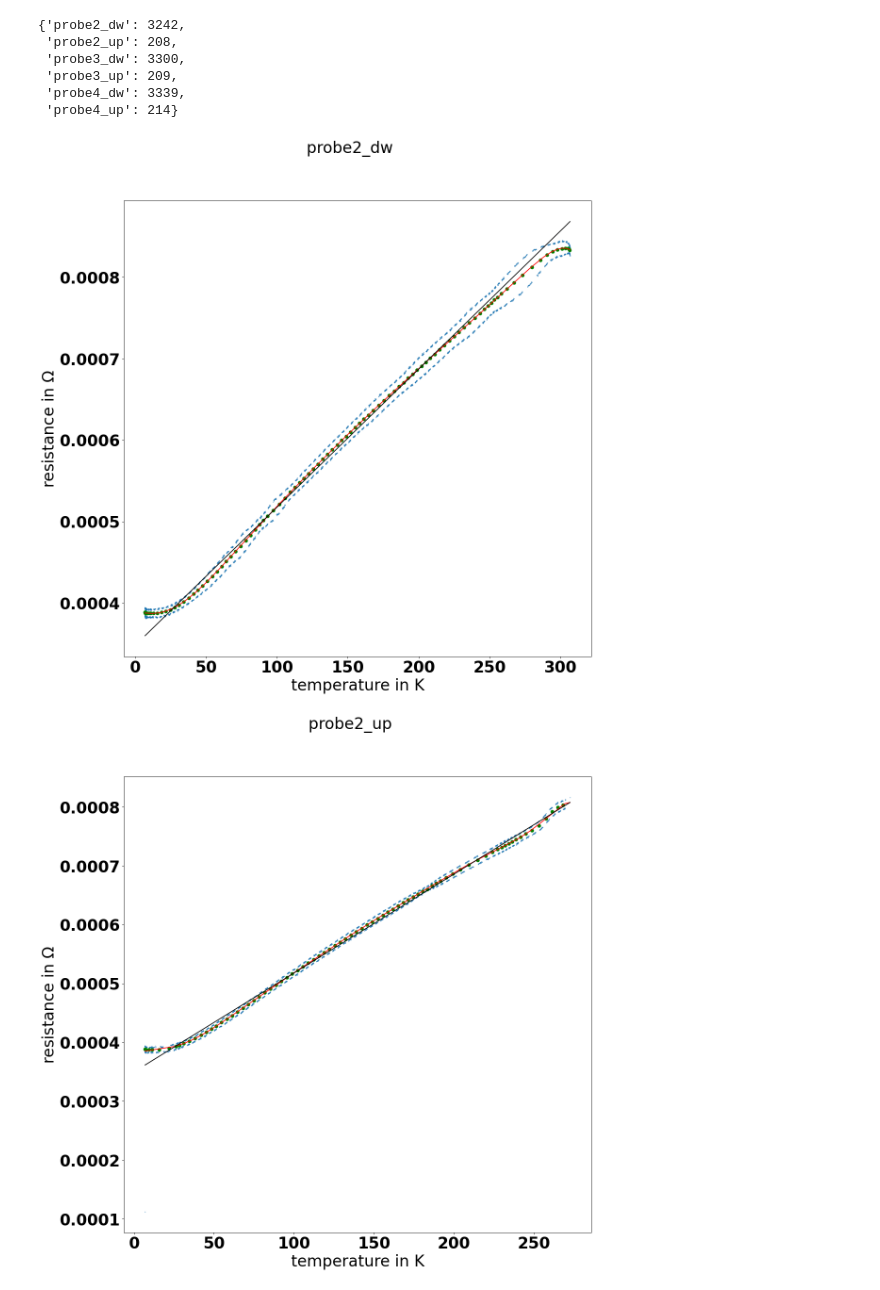
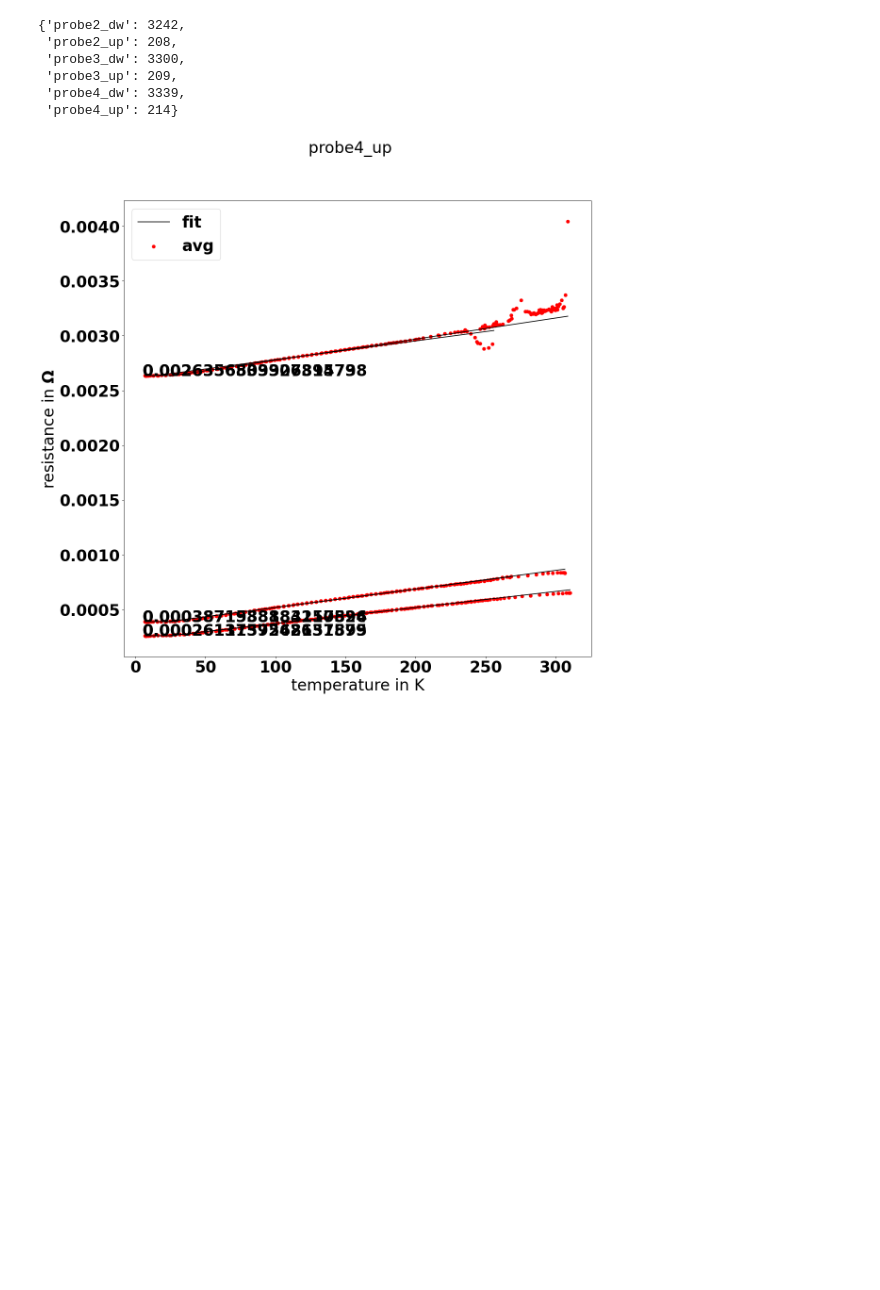
Before and after one commit to PI0nk/Praktikum-test, a Jupyter notebook: B 2.2/Messdaten/Auswertungsskripte/Widerstand.ipynb, the cells around one changed output. Saved outputs shown, nothing was run; the diff lists cells and outputs as text; code cells hidden in the pictures; blank space fills up the shorter version.

```diff
--- a/B 2.2/Messdaten/Auswertungsskripte/Widerstand.ipynb
+++ b/B 2.2/Messdaten/Auswertungsskripte/Widerstand.ipynb
@@ -67,6 +67,11 @@ def f(x,a,b,c,d,e,f,g,h,i,j,k,l):
 
 def f2(x,a):
     return a
+
+def legend_without_duplicate_labels(ax):
+    handles, labels = ax.get_legend_handles_labels()
+    unique = [(h, l) for i, (h, l) in enumerate(zip(handles, labels)) if l not in labels[:i]]
+    ax.legend(*zip(*unique))
 
 
 
@@ -112,6 +117,12 @@ def res_elements(res,temp,name):
     return r,t
 
 
+fig = plt.figure(figsize=(16,16),dpi=80)
+fig.tight_layout(pad=0.5, w_pad=3.5, h_pad=3.5)
+fig.suptitle(name,size=30)
+
+ax = fig.add_subplot(111)
+
 for name in measurements:
     time = measurements[name][-1]
     resistance = measurements[name][-2]
@@ -130,9 +141,7 @@ for name in measurements:
 
     popt, pcov = opt.curve_fit(f,temperature,resistance)
 
-    fig = plt.figure(figsize=(16,16),dpi=80)
-    fig.tight_layout(pad=0.5, w_pad=3.5, h_pad=3.5)
-    fig.suptitle(name,size=30)
+
 
     #ax = fig.add_subplot(321)
     #ax.scatter(time,temperature,marker=".",s=1)
@@ -146,38 +155,54 @@ for name in measurements:
     #ax.scatter(time,voltage,marker=".",s=1)
     #ax.set(xlabel="time in s",ylabel="voltage in V")
 
     #ax = fig.add_subplot(324)
     #ax.scatter(time,resistance,marker=".",s=1)
     #ax.set(xlabel="time in s",ylabel=r"resistance in $\Omega$")
 
-    ax = fig.add_subplot(111)
-    ax.scatter(temperature,resistance,marker=".",s=1)
+
+    #ax.scatter(temperature,resistance,marker=".",s=1)
     ax.set(xlabel="temperature in K",ylabel=r"resistance in $\Omega$")
 
 
     r,t = res_elements(resistance,temperature,name)
     index_l = 0
     index_h = 0
     for i in range(len(temperature)):
         if abs(temperature[i] - 50) < 1.5:
             #print("test",name,t[i])
             index_l = i
     for i in range(len(temperature)):
         if abs(temperature[i] - 250) < 4.5:
             #print("test",name,t[i])
             index_h = i
 
-    ax.plot(temperature,[f(x,*popt) for x in temperature],color="red",label="fit")
+    #ax.plot(temperature,[f(x,*popt) for x in temperature],color="red",label="fit")
     def f3(x,a,b):
         return a + x*b
 
+    index = 30
     popt, pcov = opt.curve_fit(f3,temperature[index_l:index_h],resistance[index_l:index_h])
-    ax.plot(temperature,[f3(x,*popt) for x in temperature],color="black",label="fit")
-    #ax.plot(t[:index],[f2(x,min(r)) for x in t[:index]],color="black",label="fit")
-    ax.scatter(t,r,color="green",label="avg")
+    x = max(t)
+    index = 0
+    while f3(x,*popt) > f2(x,min(r)):
+        x = x - 0.1
+    for i,te in enumerate(t):
+        if te > x:
+            index = i
+            break
 
+    ax.plot(t[index-1:],[f3(x,*popt) for x in t[index-1:]],color="black",label="fit")
+    ax.plot(t[:index+1],[f2(x,min(r)) for x in t[:index+1]],color="black",label="fit")
+    ax.scatter(t,r,color="red",label="avg")
+    ax.annotate(min(r),(5,min(r)))
+    #fig.legend()
+    #ax.set_legend_handles_labels(test)
+
+
+    legend_without_duplicate_labels(ax)
+    #fig.legend()
+    #print(test.set_label("pipipopo"))
     plt.savefig(name)
     #break
 # %% [output]
-[figure, old version]
+[figure, new version]
-[figure, removed]
```
Also changed, not shown: parts of 1 cell of this notebook, 11 other files.
